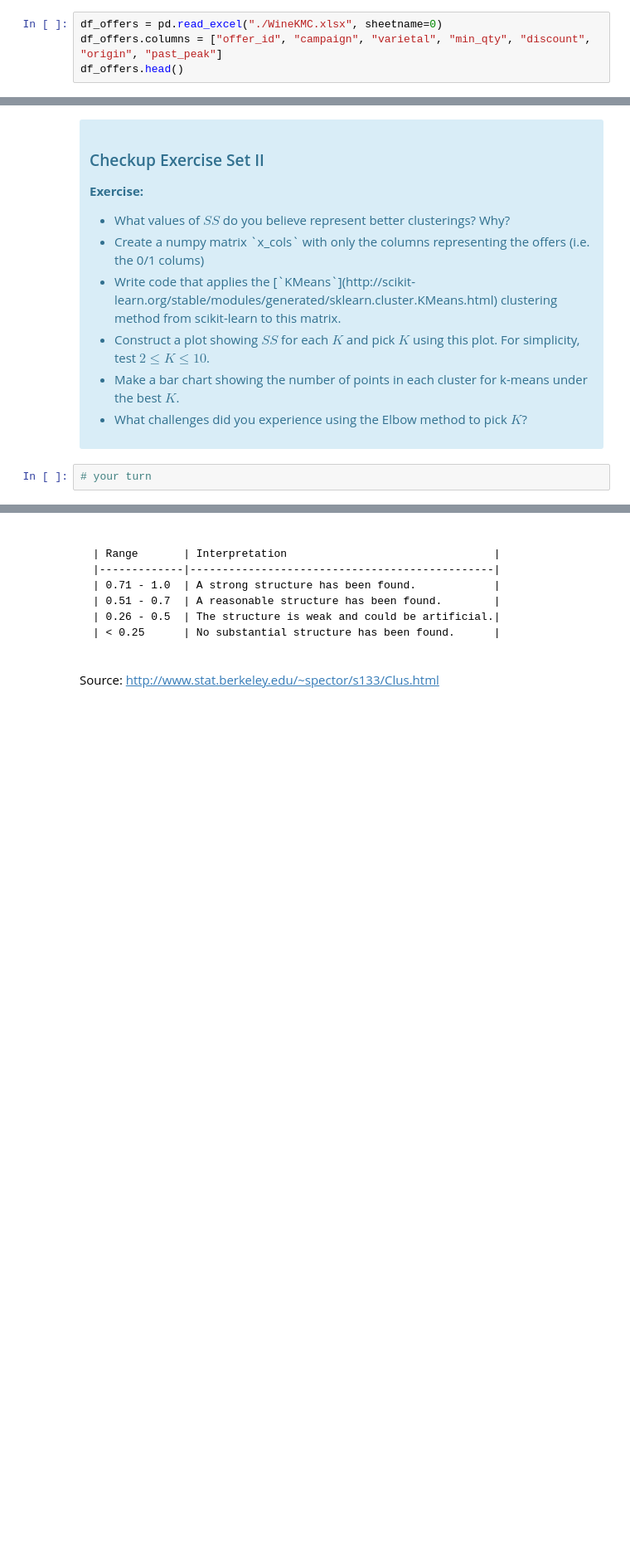
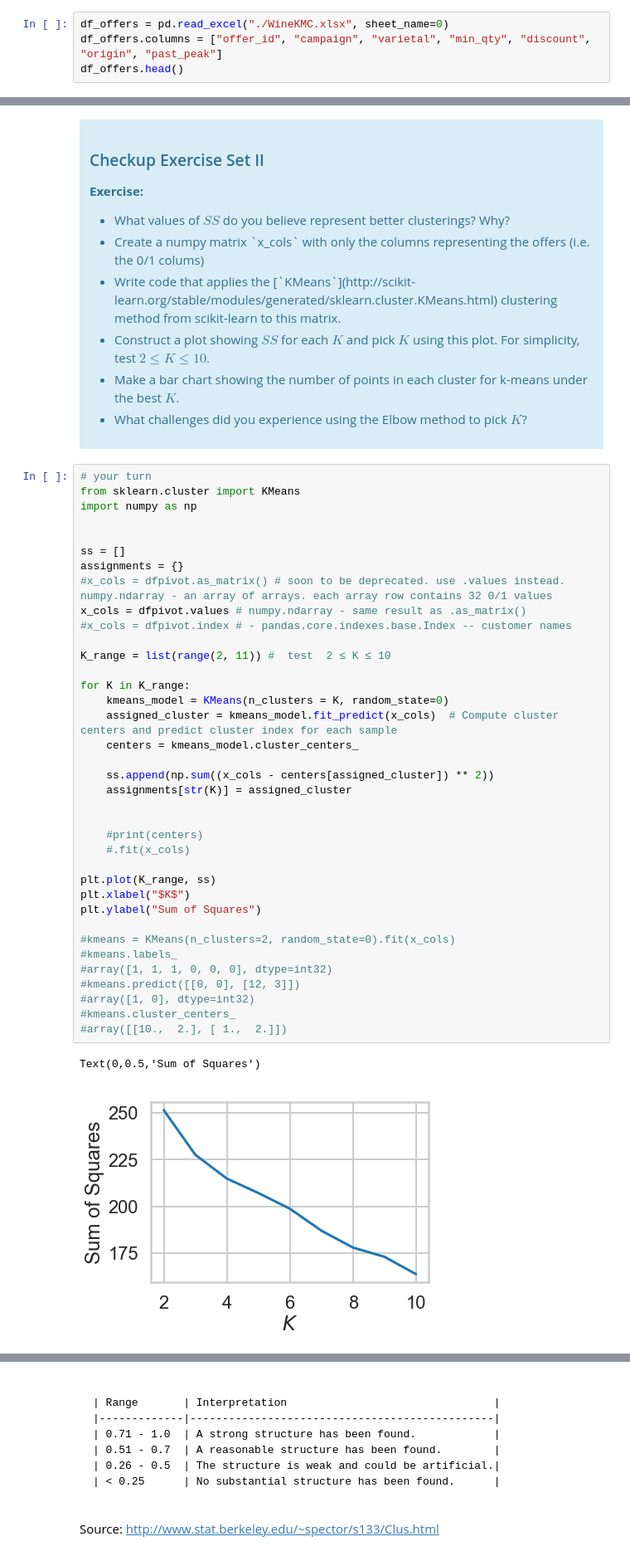
Before and after one commit to wrgorman/Springboard, a Jupyter notebook: Mini_Project_Clustering.ipynb, the cells around one changed output, grey strips where cells are left out. Shown at 83% size. Drawn from its saved outputs; the diff is of its cells as text; blank space fills up the shorter version.

```diff
--- a/Mini_Project_Clustering.ipynb
+++ b/Mini_Project_Clustering.ipynb
@@ -17,7 +17,7 @@ sns.set_context("poster")
 
 The dataset contains information on marketing newsletters/e-mail campaigns (e-mail offers sent to customers) and transaction level data from customers. The transactional data shows which offer customers responded to, and what the customer ended up buying. The data is presented as an Excel workbook containing two worksheets. Each worksheet contains a different dataset.
 # %%
-df_offers = pd.read_excel("./WineKMC.xlsx", sheetname=0)
+df_offers = pd.read_excel("./WineKMC.xlsx", sheet_name=0)
 df_offers.columns = ["offer_id", "campaign", "varietal", "min_qty", "discount", "origin", "past_peak"]
 df_offers.head()
 # %% [output]
@@ -216,5 +298,43 @@ where $x_i$ is a point, $C_k$ represents cluster $k$ and $\mu_k$ is the centroid
 <li> What challenges did you experience using the Elbow method to pick $K$?
 </ul>
 </div>
-# %%
-# your turn
+# %%
+# your turn
+from sklearn.cluster import KMeans
+import numpy as np
+
+
+ss = []
+assignments = {}
+#x_cols = dfpivot.as_matrix() # soon to be deprecated. use .values instead. numpy.ndarray - an array of arrays. each array row contains 32 0/1 values
+x_cols = dfpivot.values # numpy.ndarray - same result as .as_matrix()
+#x_cols = dfpivot.index # - pandas.core.indexes.base.Index -- customer names
+
+K_range = list(range(2, 11)) #  test  2 ≤ K ≤ 10
+
+for K in K_range:
+    kmeans_model = KMeans(n_clusters = K, random_state=0)
+    assigned_cluster = kmeans_model.fit_predict(x_cols)  # Compute cluster centers and predict cluster index for each sample
+    centers = kmeans_model.cluster_centers_
+
+    ss.append(np.sum((x_cols - centers[assigned_cluster]) ** 2))
+    assignments[str(K)] = assigned_cluster
+
+
+    #print(centers)
+    #.fit(x_cols)
+
+plt.plot(K_range, ss)
+plt.xlabel("$K$")
+plt.ylabel("Sum of Squares")
+
+#kmeans = KMeans(n_clusters=2, random_state=0).fit(x_cols)
+#kmeans.labels_
+#array([1, 1, 1, 0, 0, 0], dtype=int32)
+#kmeans.predict([[0, 0], [12, 3]])
+#array([1, 0], dtype=int32)
+#kmeans.cluster_centers_
+#array([[10.,  2.], [ 1.,  2.]])
+# %% [output]
+Text(0,0.5,'Sum of Squares')
+[figure, added]
```
Also changed, not shown: parts of 10 cells of this notebook.
